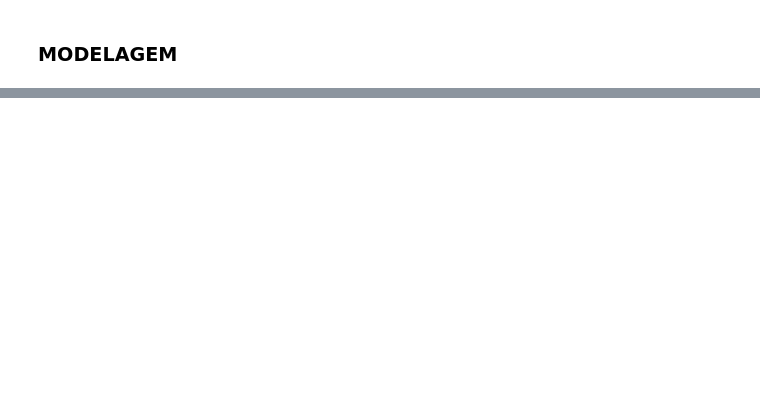
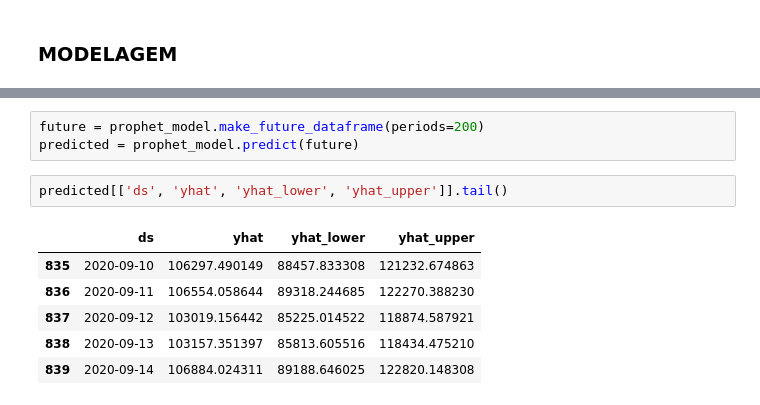
Before and after one commit to claudioalvesmonteiro/automated_daytrade, a Jupyter notebook: previsao.ipynb, the cells around one changed output, grey strips where cells are left out. Drawn from its saved outputs; the diff is of its cells as text; blank space fills up the shorter version.

```diff
--- a/previsao.ipynb
+++ b/previsao.ipynb
@@ -38,0 +171,12 @@ AttributeError: module 'pyramid' has no attribute '__version__'
+# %%
+future = prophet_model.make_future_dataframe(periods=200)
+predicted = prophet_model.predict(future)
+# %%
+predicted[['ds', 'yhat', 'yhat_lower', 'yhat_upper']].tail()
+# %% [output]
+|  | ds | yhat | yhat_lower | yhat_upper |
+| 835 | 2020-09-10 | 106297.490149 | 88457.833308 | 121232.674863 |
+| 836 | 2020-09-11 | 106554.058644 | 89318.244685 | 122270.388230 |
+| 837 | 2020-09-12 | 103019.156442 | 85225.014522 | 118874.587921 |
+| 838 | 2020-09-13 | 103157.351397 | 85813.605516 | 118434.475210 |
+| 839 | 2020-09-14 | 106884.024311 | 89188.646025 | 122820.148308 |
```
Also changed, not shown: parts of 22 cells of this notebook, 1 other file.
